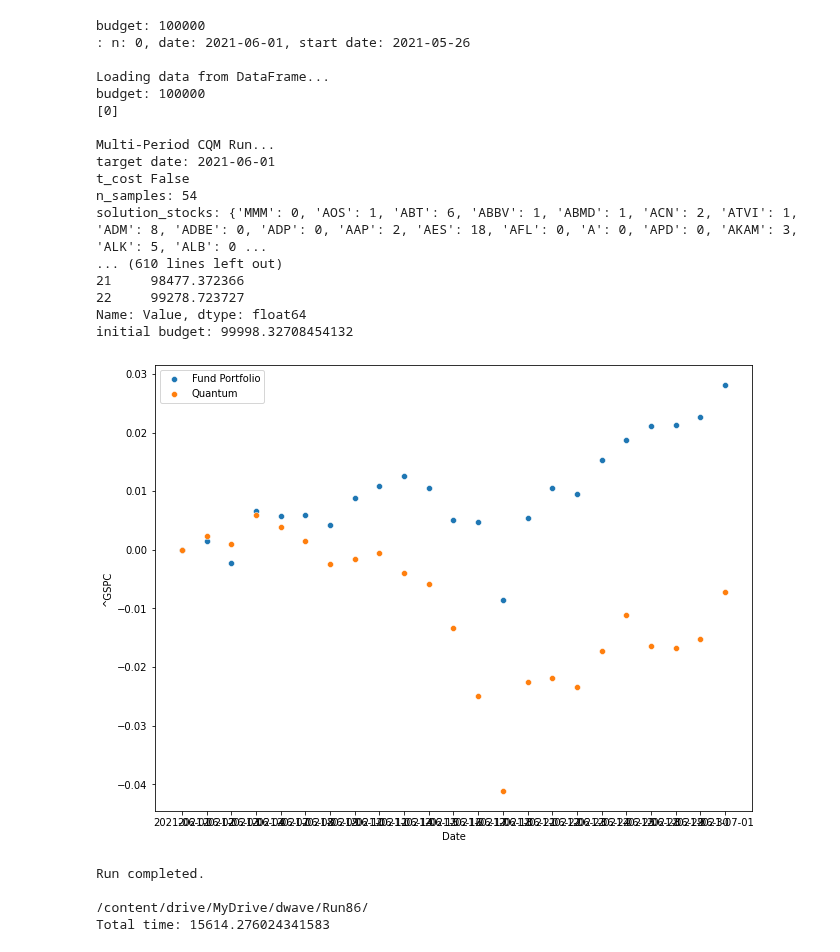
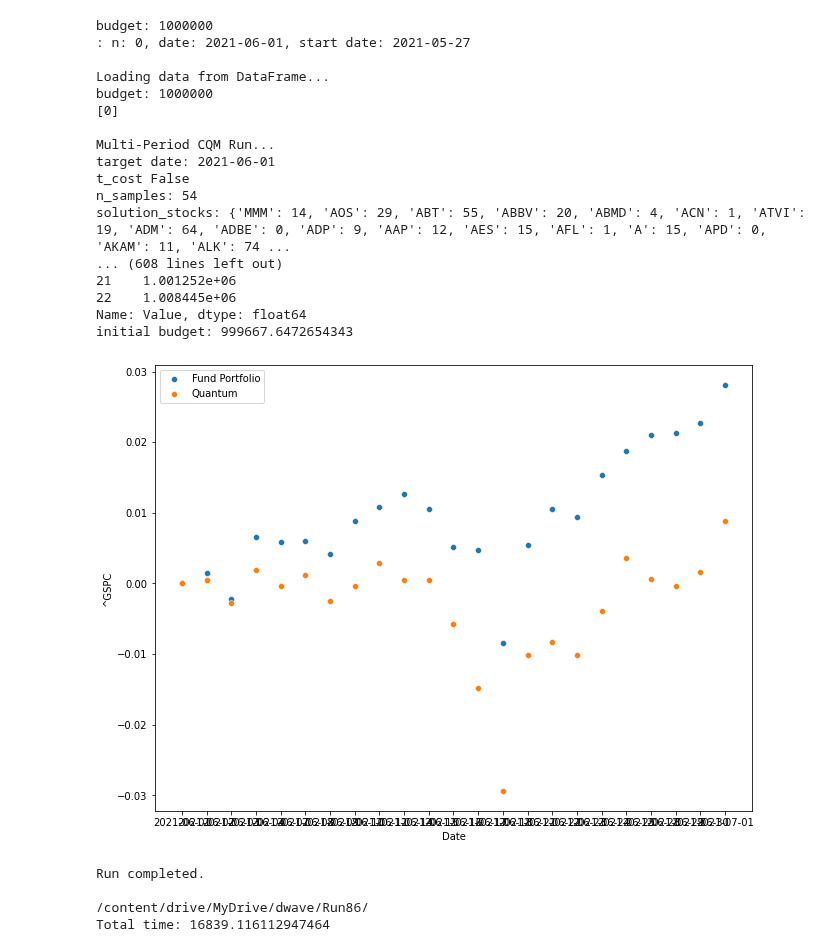
Before and after one commit to bvcmartins/dwaveDev, a Jupyter notebook: portfolioOptimization/solver.ipynb, the cells around one changed output. Drawn from its saved outputs; the diff is of its cells as text; code cells hidden in the pictures.

```diff
--- a/portfolioOptimization/solver.ipynb
+++ b/portfolioOptimization/solver.ipynb
@@ -656,10 +656,10 @@ if __name__ == '__main__':
         cred = conf.readline().strip()
     cfg = {'stocks': None,
            'dates': ["2021-06-01", "2021-07-01"],
-            'budget': 100000,
+            'budget': 1000000,
             'bin_size': '',
             'gamma': '',
-            'alpha': 0.00001,
+            'alpha': 0.0005,
             'file_path': None,
             'baseline': '^GSPC',
             'max_risk': 0.0,
@@ -670,9 +670,9 @@ if __name__ == '__main__':
             'verbose': False,
             'num': 0,
             't_cost': 0.00,
-            'label': 'Run86',
+            'label': 'Run87',
             'init_holdings': None,
-            'window_size': 5,
+            'window_size': 4,
             'calculation_type': 'daily',
             'save_path': '/content/drive/MyDrive/dwave/'
         }
@@ -692,22 +692,22 @@ Loading live data from the web from Yahoo! finance from 2021-05-26 00:00:00 to 2
-budget: 100000
-: n: 0, date: 2021-06-01, start date: 2021-05-26
+budget: 1000000
+: n: 0, date: 2021-06-01, start date: 2021-05-27
 
 Loading data from DataFrame...
-budget: 100000
+budget: 1000000
 [0]
 
 Multi-Period CQM Run...
 target date: 2021-06-01
 t_cost False
 n_samples: 54
-solution_stocks: {'MMM': 0, 'AOS': 1, 'ABT': 6, 'ABBV': 1, 'ABMD': 1, 'ACN': 2, 'ATVI': 1, 'ADM': 8, 'ADBE': 0, 'ADP': 0, 'AAP': 2, 'AES': 18, 'AFL': 0, 'A': 0, 'APD': 0, 'AKAM': 3, 'ALK': 5, 'ALB': 0 ...
-... (610 lines left out)
-21     98477.372366
-22     99278.723727
+solution_stocks: {'MMM': 14, 'AOS': 29, 'ABT': 55, 'ABBV': 20, 'ABMD': 4, 'ACN': 1, 'ATVI': 19, 'ADM': 64, 'ADBE': 0, 'ADP': 9, 'AAP': 12, 'AES': 15, 'AFL': 1, 'A': 15, 'APD': 0, 'AKAM': 11, 'ALK': 74 ...
+... (608 lines left out)
+21    1.001252e+06
+22    1.008445e+06
 Name: Value, dtype: float64
-initial budget: 99998.32708454132
+initial budget: 999667.6472654343
-[figure, old version]
+[figure, new version]
 Run completed.
 
 /content/drive/MyDrive/dwave/Run86/
-Total time: 15614.276024341583
+Total time: 16839.116112947464
```
Also changed, not shown: parts of 3 cells of this notebook.
